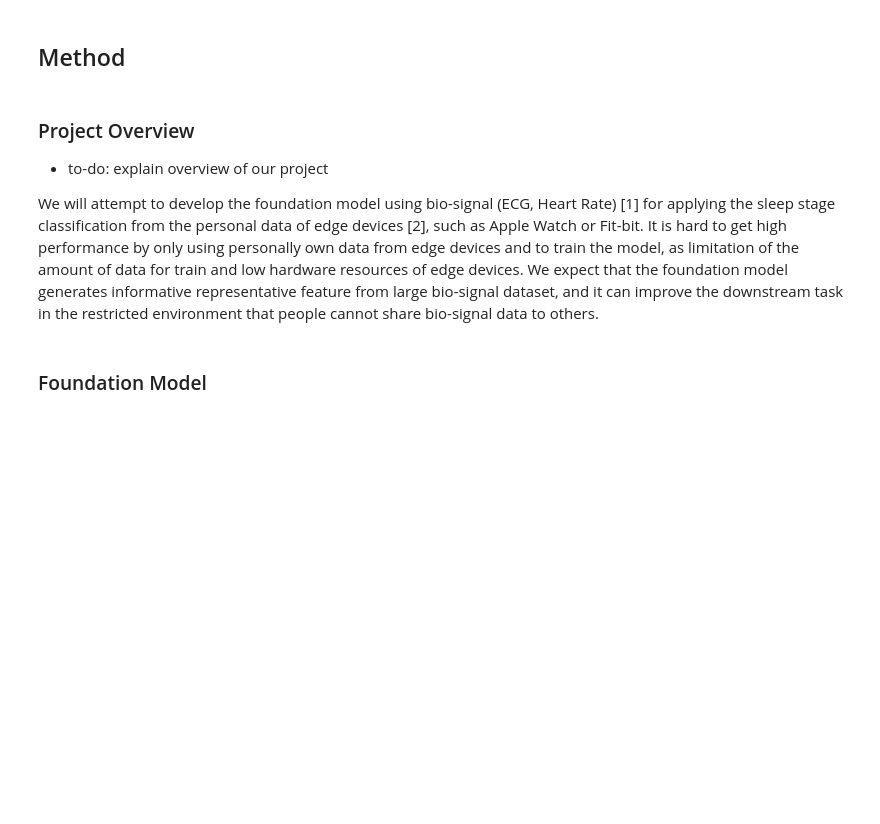
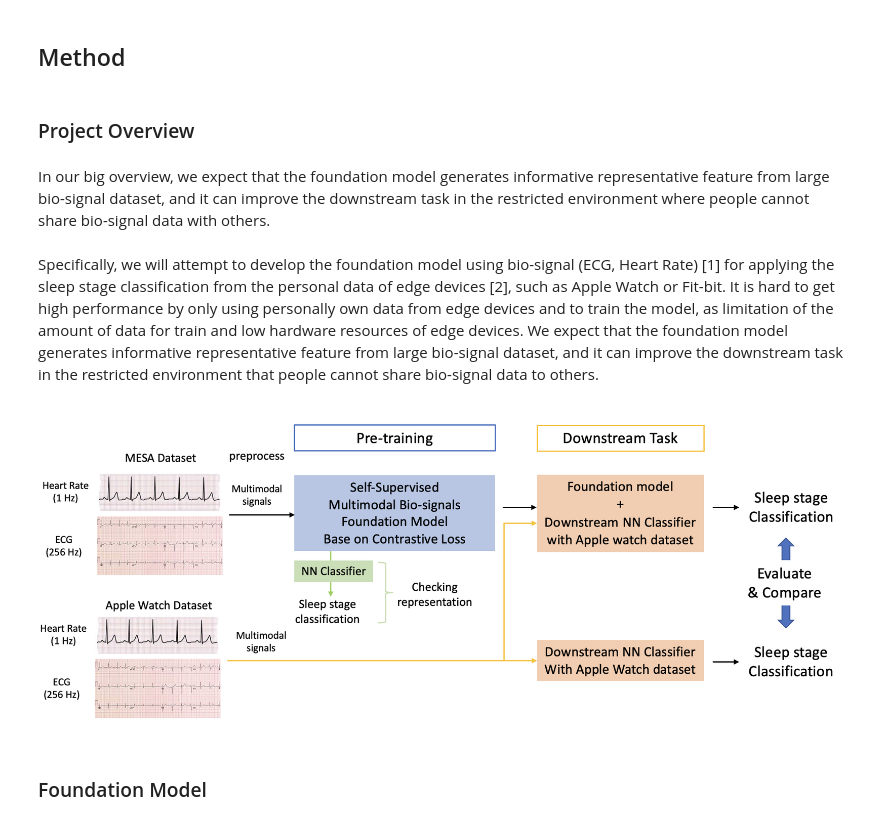
Before and after one commit to sunghwanism/FM_for_bio_signal, a Jupyter notebook: Final_report.ipynb, the cells around one changed output. Saved outputs shown, nothing was run; the diff lists cells and outputs as text; code cells hidden in the pictures; blank space fills up the shorter version.

```diff
--- a/Final_report.ipynb
+++ b/Final_report.ipynb
@@ -23,12 +44,14 @@ Our problem setting is characterized by three main issues:
 # %% [markdown]
 ## Method
+# %% [markdown]
+### Project Overview
+# %% [markdown]
+In our big overview, we expect that the foundation model generates informative representative feature from large bio-signal dataset, and it can improve the downstream task in the restricted environment where people cannot share bio-signal data with others.
 # %% [markdown]
-### Project Overview
-
-- to-do: explain overview of our project
-
-We will attempt to develop the foundation model using bio-signal (ECG, Heart Rate) [1] for applying the sleep stage classification from the personal data of edge devices [2], such as Apple Watch or Fit-bit. It is hard to get high performance by only using personally own data from edge devices and to train the model, as limitation of the amount of data for train and low hardware resources of edge devices. We expect that the foundation model generates informative representative feature from large bio-signal dataset, and it can improve the downstream task in the restricted environment that people cannot share bio-signal data to others.
+Specifically, we will attempt to develop the foundation model using bio-signal (ECG, Heart Rate) [1] for applying the sleep stage classification from the personal data of edge devices [2], such as Apple Watch or Fit-bit. It is hard to get high performance by only using personally own data from edge devices and to train the model, as limitation of the amount of data for train and low hardware resources of edge devices. We expect that the foundation model generates informative representative feature from large bio-signal dataset, and it can improve the downstream task in the restricted environment that people cannot share bio-signal data to others.
 # %%
-Image(filename='../asset/overall_task_architecture.png')
+Image(filename='C:/Users/user/Desktop/Biosignal/FM_for_bio_signal/asset/overall_task_architecture.png')
+# %% [output]
+[figure, added]
 # %% [markdown]
 ### Foundation Model
```
Also changed, not shown: parts of 77 cells of this notebook, 1 other file.
